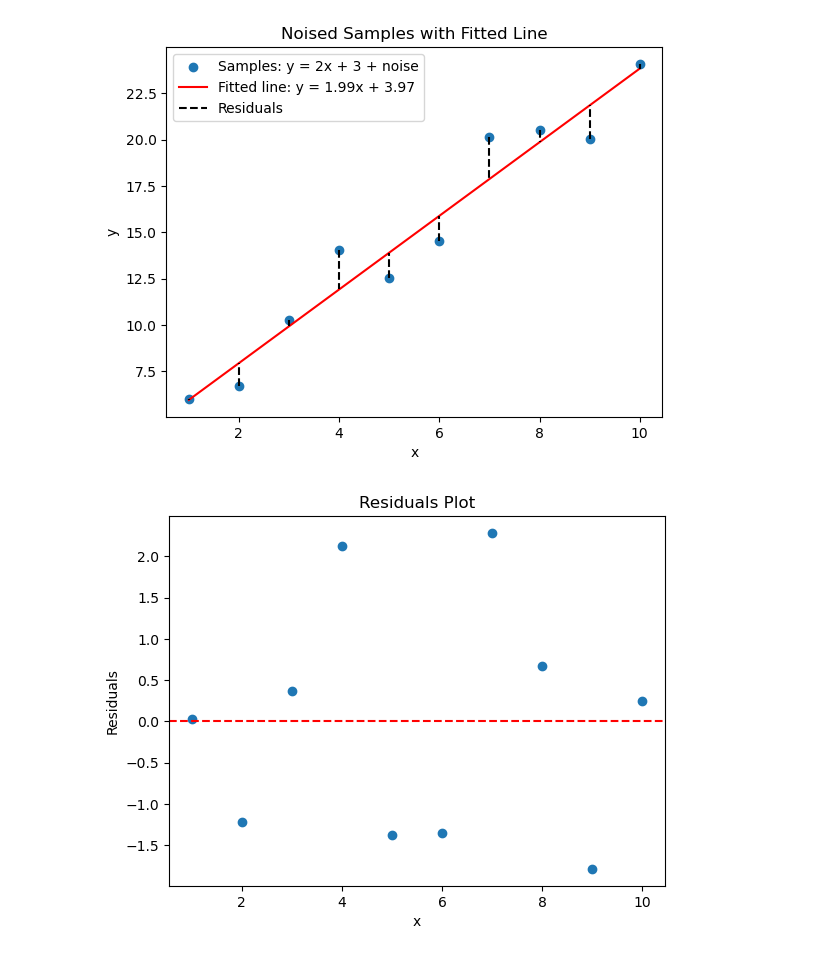
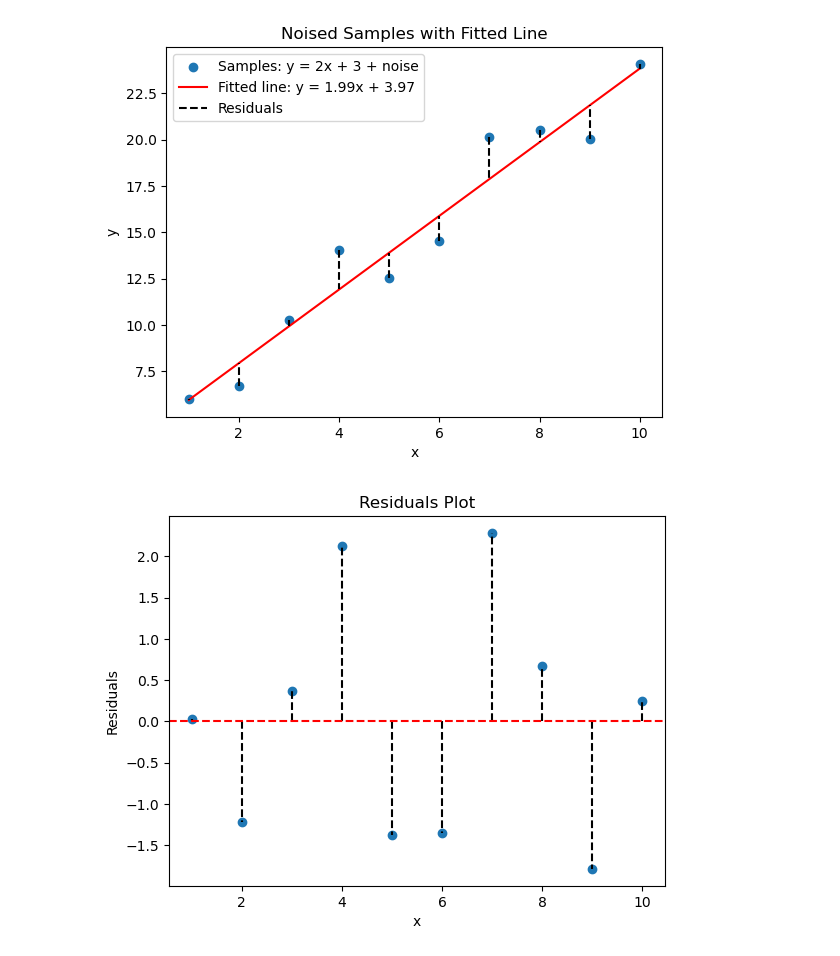
Before and after one commit to hyp0515/exp_phy_ii, a Jupyter notebook: mar25/practice_2_1.ipynb, the cells around one changed output. Saved outputs shown, nothing was run; the diff lists cells and outputs as text; code cells hidden in the pictures.

```diff
--- a/mar25/practice_2_1.ipynb
+++ b/mar25/practice_2_1.ipynb
@@ -58,15 +58,17 @@ plt.show()
 # %%
 # Calculate the residuals
 residuals = y - liner_fuction(x, *propt)
 
 # Plot the residuals
 plt.scatter(x, residuals)
+for x_, y_ in zip(x, residuals):
+    plt.plot([x_, x_], [0, y_], color='k', linestyle='--')
 plt.axhline(0, color='red', linestyle='--')
 plt.xlabel('x')
 plt.ylabel('Residuals')
 plt.title('Residuals Plot')
 plt.savefig('./figures/practice_2_1_residuals.pdf',
              transparent=True, bbox_inches='tight')
 plt.show()
 # %% [output]
-[figure, old version]
+[figure, new version]
```
Also changed, not shown: 6 other files.
